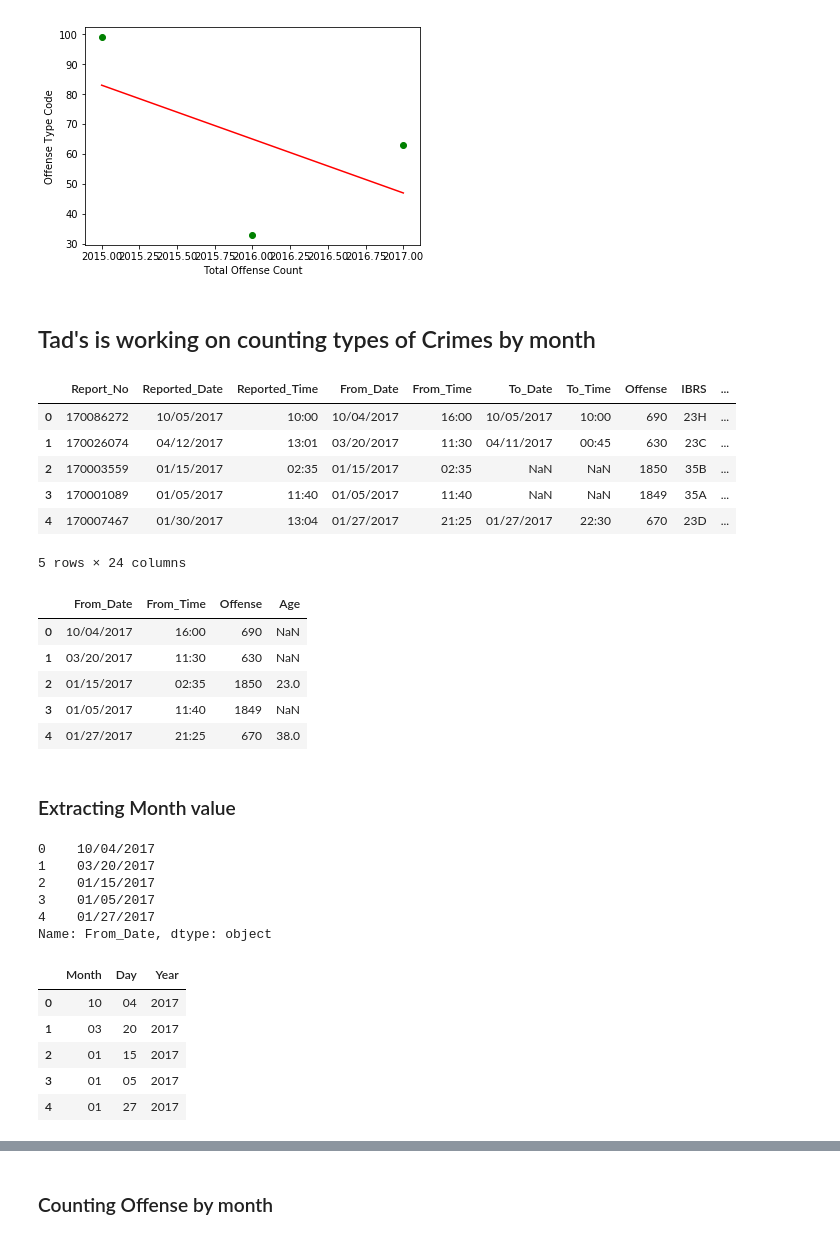
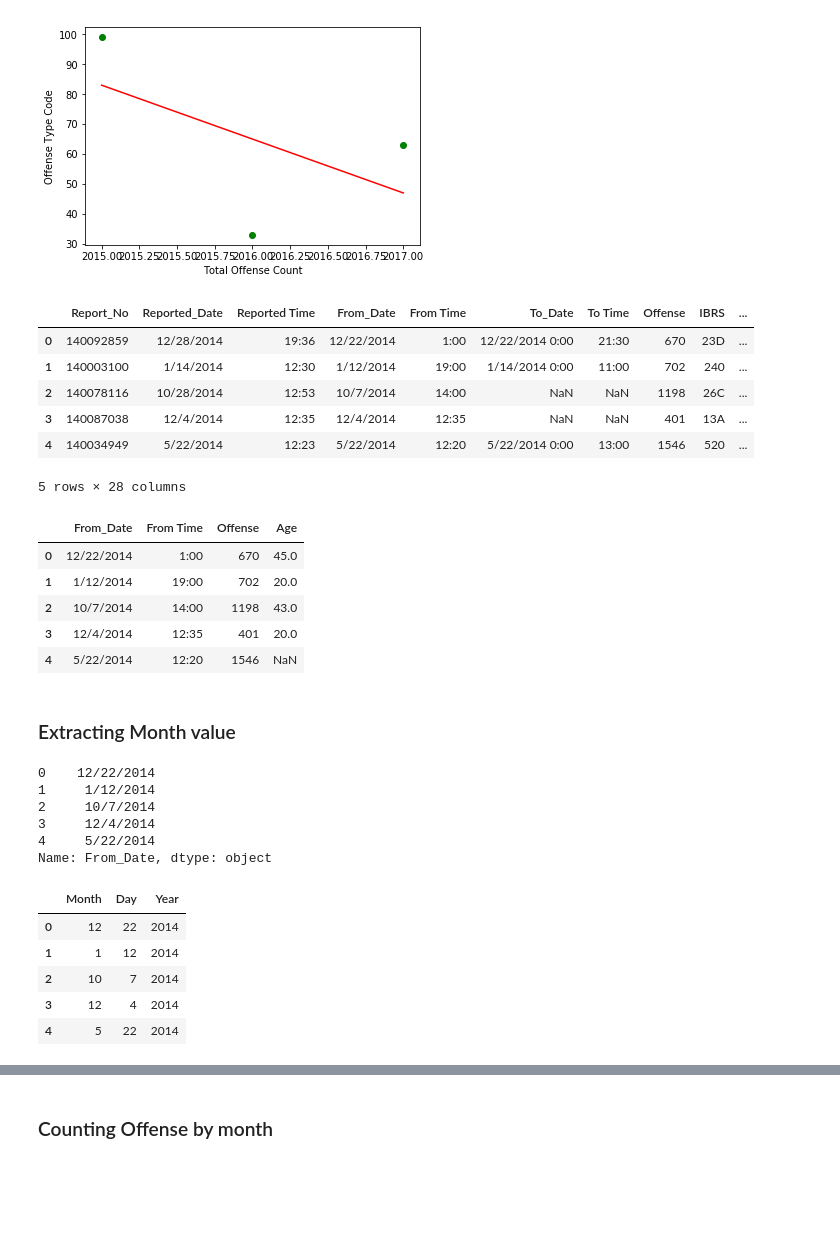
Before and after one commit to sashabridges/DowntownData, a Jupyter notebook: r2.ipynb, the cells around one changed output, grey strips where cells are left out. Saved outputs shown, nothing was run; the diff lists cells and outputs as text; code cells hidden in the pictures; blank space fills up the shorter version.

```diff
--- a/r2.ipynb
+++ b/r2.ipynb
@@ -317,41 +317,39 @@ plt.ylabel("Offense Type Code")
 # %% [output]
 Text(0, 0.5, 'Offense Type Code')
 [figure]
-# %% [markdown]
-## Tad's is working on counting types of Crimes by month
 # %%
-df_crime = pd.read_csv("CSVs/KCPD_Crime_Data_2017.csv")
+df_crime = pd.read_csv("CSVs/KCPD_Crime_Data_2014.csv")
 # %%
 df_crime.head()
 # %% [output]
-|  | Report_No | Reported_Date | Reported_Time | From_Date | From_Time | To_Date | To_Time | Offense | IBRS | ... |
-| 0 | 170086272 | 10/05/2017 | 10:00 | 10/04/2017 | 16:00 | 10/05/2017 | 10:00 | 690 | 23H | ... |
-| 1 | 170026074 | 04/12/2017 | 13:01 | 03/20/2017 | 11:30 | 04/11/2017 | 00:45 | 630 | 23C | ... |
-| 2 | 170003559 | 01/15/2017 | 02:35 | 01/15/2017 | 02:35 | NaN | NaN | 1850 | 35B | ... |
-| 3 | 170001089 | 01/05/2017 | 11:40 | 01/05/2017 | 11:40 | NaN | NaN | 1849 | 35A | ... |
-| 4 | 170007467 | 01/30/2017 | 13:04 | 01/27/2017 | 21:25 | 01/27/2017 | 22:30 | 670 | 23D | ... |
+|  | Report_No | Reported_Date | Reported Time | From_Date | From Time | To_Date | To Time | Offense | IBRS | ... |
+| 0 | 140092859 | 12/28/2014 | 19:36 | 12/22/2014 | 1:00 | 12/22/2014 0:00 | 21:30 | 670 | 23D | ... |
+| 1 | 140003100 | 1/14/2014 | 12:30 | 1/12/2014 | 19:00 | 1/14/2014 0:00 | 11:00 | 702 | 240 | ... |
+| 2 | 140078116 | 10/28/2014 | 12:53 | 10/7/2014 | 14:00 | NaN | NaN | 1198 | 26C | ... |
+| 3 | 140087038 | 12/4/2014 | 12:35 | 12/4/2014 | 12:35 | NaN | NaN | 401 | 13A | ... |
+| 4 | 140034949 | 5/22/2014 | 12:23 | 5/22/2014 | 12:20 | 5/22/2014 0:00 | 13:00 | 1546 | 520 | ... |
-5 rows × 24 columns
+5 rows × 28 columns
 # %%
-df_crime = df_crime[['From_Date', 'From_Time', 'Offense', 'Age']]
+df_crime = df_crime[['From_Date', 'From Time', 'Offense', 'Age']]
 df_crime.head()
 # %% [output]
-|  | From_Date | From_Time | Offense | Age |
-| 0 | 10/04/2017 | 16:00 | 690 | NaN |
-| 1 | 03/20/2017 | 11:30 | 630 | NaN |
-| 2 | 01/15/2017 | 02:35 | 1850 | 23.0 |
-| 3 | 01/05/2017 | 11:40 | 1849 | NaN |
-| 4 | 01/27/2017 | 21:25 | 670 | 38.0 |
+|  | From_Date | From Time | Offense | Age |
+| 0 | 12/22/2014 | 1:00 | 670 | 45.0 |
+| 1 | 1/12/2014 | 19:00 | 702 | 20.0 |
+| 2 | 10/7/2014 | 14:00 | 1198 | 43.0 |
+| 3 | 12/4/2014 | 12:35 | 401 | 20.0 |
+| 4 | 5/22/2014 | 12:20 | 1546 | NaN |
 # %% [markdown]
 ### Extracting Month value
 # %%
 date = df_crime["From_Date"]
 date.head()
 # %% [output]
-0    10/04/2017
-1    03/20/2017
-2    01/15/2017
-3    01/05/2017
-4    01/27/2017
+0    12/22/2014
+1     1/12/2014
+2     10/7/2014
+3     12/4/2014
+4     5/22/2014
 Name: From_Date, dtype: object
 # %%
 date = date.str.split("/", expand=True)
@@ -360,8 +358,8 @@ date.columns = ["Month", "Day", "Year"]
 date.head()
 # %% [output]
 |  | Month | Day | Year |
-| 0 | 10 | 04 | 2017 |
-| 1 | 03 | 20 | 2017 |
-| 2 | 01 | 15 | 2017 |
-| 3 | 01 | 05 | 2017 |
-| 4 | 01 | 27 | 2017 |
+| 0 | 12 | 22 | 2014 |
+| 1 | 1 | 12 | 2014 |
+| 2 | 10 | 7 | 2014 |
+| 3 | 12 | 4 | 2014 |
+| 4 | 5 | 22 | 2014 |
```
Also changed, not shown: parts of 6 cells of this notebook, 5 other files.
